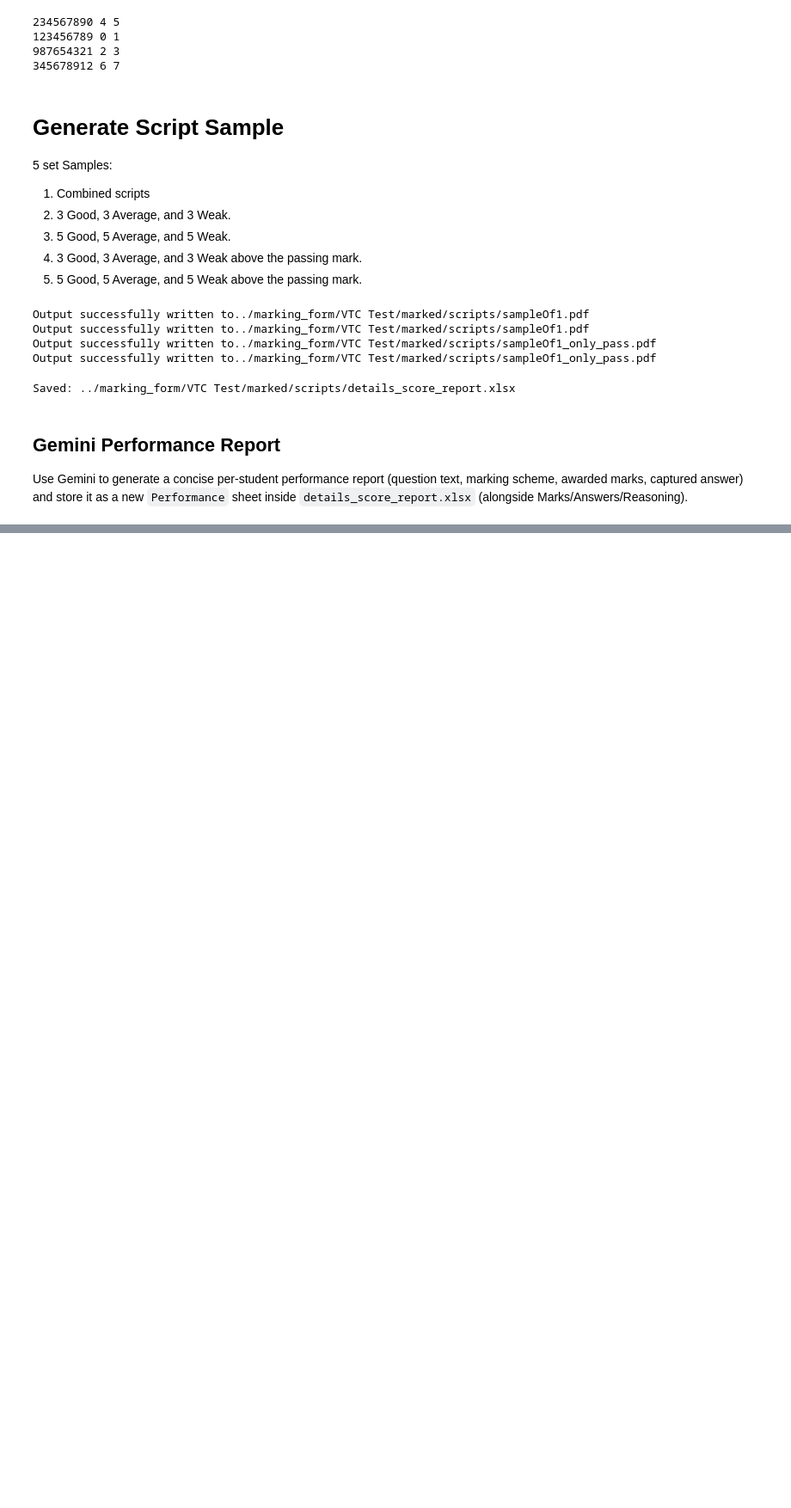
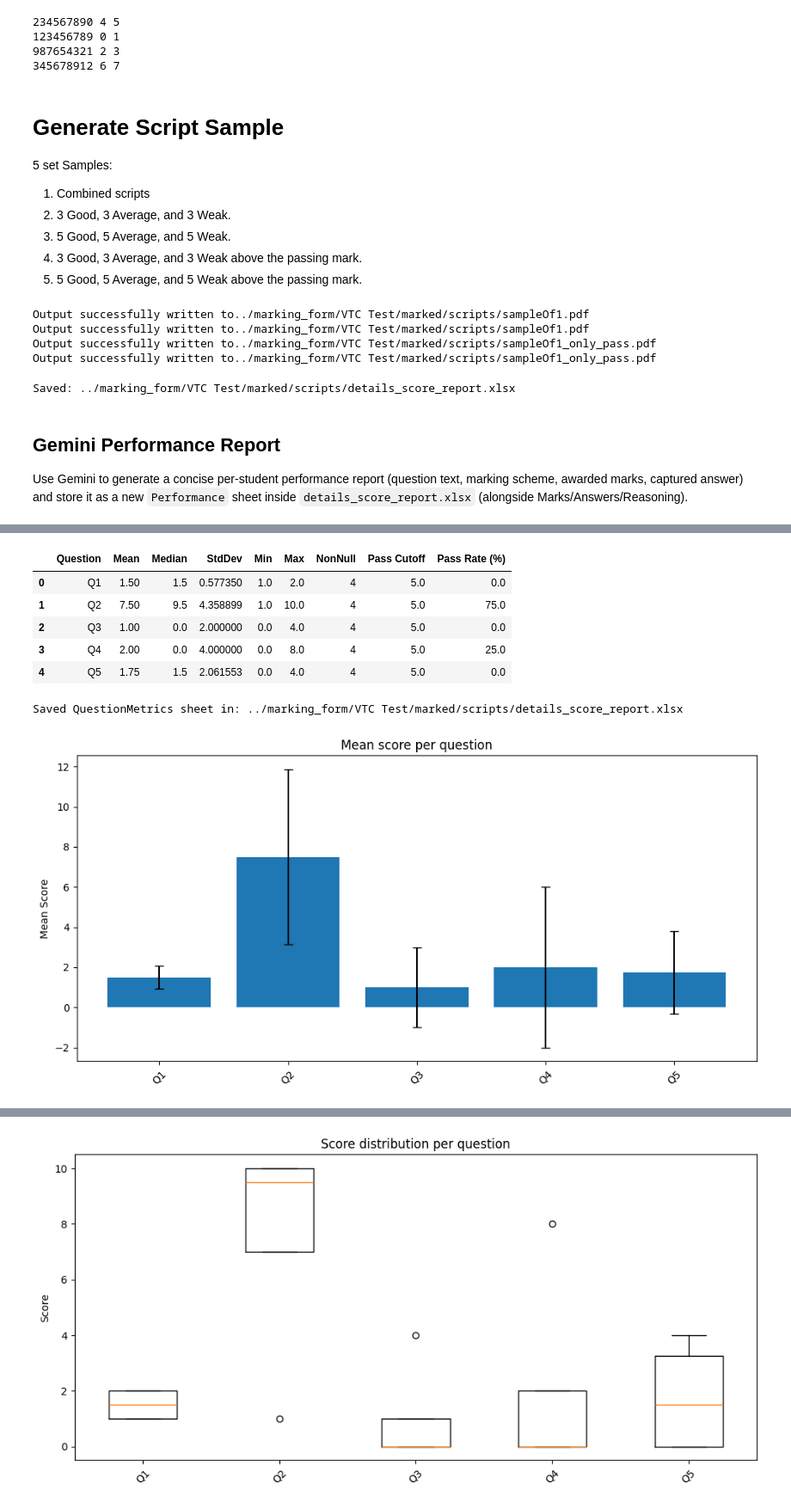
Before and after one commit to wongcyrus/gemini-handwriting-grader, a Jupyter notebook: notebbooks/step6_scoring_postprocessing.ipynb, the cells around one changed output, grey strips where cells are left out. Shown at 86% size. Drawn from its saved outputs; the diff is of its cells as text; code cells hidden in the pictures; blank space fills up the shorter version.

```diff
--- a/notebbooks/step6_scoring_postprocessing.ipynb
+++ b/notebbooks/step6_scoring_postprocessing.ipynb
@@ -441,6 +441,8 @@ Use Gemini to generate a concise per-student performance report (question text,
 import os
 import json
 import hashlib
+from ipywidgets import IntProgress
+from IPython.display import display
 from grading_utils import (
     init_gemini_client,
     get_cache_key,
@@ -547,6 +549,8 @@ Keep it under 220 words and avoid restating the input verbatim."""
     return report_text
 
 performance_rows = []
+progress = IntProgress(min=0, max=len(marksDf), description="Reports")
+display(progress)
 for _, row in marksDf.iterrows():
     report_text = generate_student_report(row)
     performance_rows.append(
@@ -558,6 +562,7 @@ for _, row in marksDf.iterrows():
             "PerformanceReport": report_text,
         }
     )
+    progress.value += 1
 
 performance_df = pd.DataFrame(performance_rows)
 
@@ -586,0 +709,70 @@ Saved Performance sheet in: ../marking_form/VTC Test/marked/scripts/details_scor
+# %%
+# Per-question metrics and charts
+import os
+import pandas as pd
+import matplotlib.pyplot as plt
+
+question_cols = [col for col in marksDf.columns if col not in ["ID", "NAME", "CLASS", "Marks"]]
+stats_rows = []
+for q in question_cols:
+    s = pd.to_numeric(marksDf[q], errors="coerce")
+    max_mark = None
+    if "question_meta" in globals() and q in question_meta:
+        max_mark = question_meta[q].get("marks")
+    pass_cutoff_q = None
+    if max_mark is not None and pd.notna(max_mark):
+        pass_cutoff_q = 0.5 * max_mark
+    pass_rate_q = None
+    if pass_cutoff_q is not None:
+        pass_rate_q = (s >= pass_cutoff_q).mean() * 100 if len(s.dropna()) else None
+    stats_rows.append({
+        "Question": q,
+        "Mean": s.mean(),
+        "Median": s.median(),
+        "StdDev": s.std(),
+        "Min": s.min(),
+        "Max": s.max(),
+        "NonNull": s.notna().sum(),
+        "Pass Cutoff": pass_cutoff_q,
+        "Pass Rate (%)": pass_rate_q,
+    })
+
+question_stats_df = pd.DataFrame(stats_rows)
+display(question_stats_df)
+
+# Persist question metrics to Excel
+if details_report_path:
+    excel_kwargs = {
+        "mode": "a" if os.path.exists(details_report_path) else "w",
+        "engine": "openpyxl" if os.path.exists(details_report_path) else None,
+        "if_sheet_exists": "replace" if os.path.exists(details_report_path) else None,
+    }
+    with pd.ExcelWriter(details_report_path, **excel_kwargs) as writer:
+        question_stats_df.to_excel(writer, sheet_name="QuestionMetrics", index=False)
+    print("Saved QuestionMetrics sheet in:", details_report_path)
+
+# Charts: mean per question (with std as error bars) and score distribution
+plt.figure(figsize=(10, 5))
+plt.bar(question_stats_df["Question"], question_stats_df["Mean"], yerr=question_stats_df["StdDev"], capsize=4)
+plt.ylabel("Mean Score")
+plt.title("Mean score per question")
+plt.xticks(rotation=45)
+plt.tight_layout()
+plt.show()
+
+plt.figure(figsize=(10, 5))
+plt.boxplot([pd.to_numeric(marksDf[q], errors="coerce").dropna() for q in question_cols], labels=question_cols)
+plt.ylabel("Score")
+plt.title("Score distribution per question")
+plt.xticks(rotation=45)
+plt.tight_layout()
+plt.show()
+# %% [output]
+|  | Question | Mean | Median | StdDev | Min | Max | NonNull | Pass Cutoff | Pass Rate (%) |
+| 0 | Q1 | 1.50 | 1.5 | 0.577350 | 1.0 | 2.0 | 4 | 5.0 | 0.0 |
+| 1 | Q2 | 7.50 | 9.5 | 4.358899 | 1.0 | 10.0 | 4 | 5.0 | 75.0 |
+| 2 | Q3 | 1.00 | 0.0 | 2.000000 | 0.0 | 4.0 | 4 | 5.0 | 0.0 |
+| 3 | Q4 | 2.00 | 0.0 | 4.000000 | 0.0 | 8.0 | 4 | 5.0 | 25.0 |
+| 4 | Q5 | 1.75 | 1.5 | 2.061553 | 0.0 | 4.0 | 4 | 5.0 | 0.0 |
+Saved QuestionMetrics sheet in: ../marking_form/VTC Test/marked/scripts/details_score_report.xlsx
+[figure, added]
@@ -586,0 +780 @@ Saved Performance sheet in: ../marking_form/VTC Test/marked/scripts/details_scor
+[figure, added]
```
Also changed, not shown: parts of 8 cells of this notebook, 8 other files.
